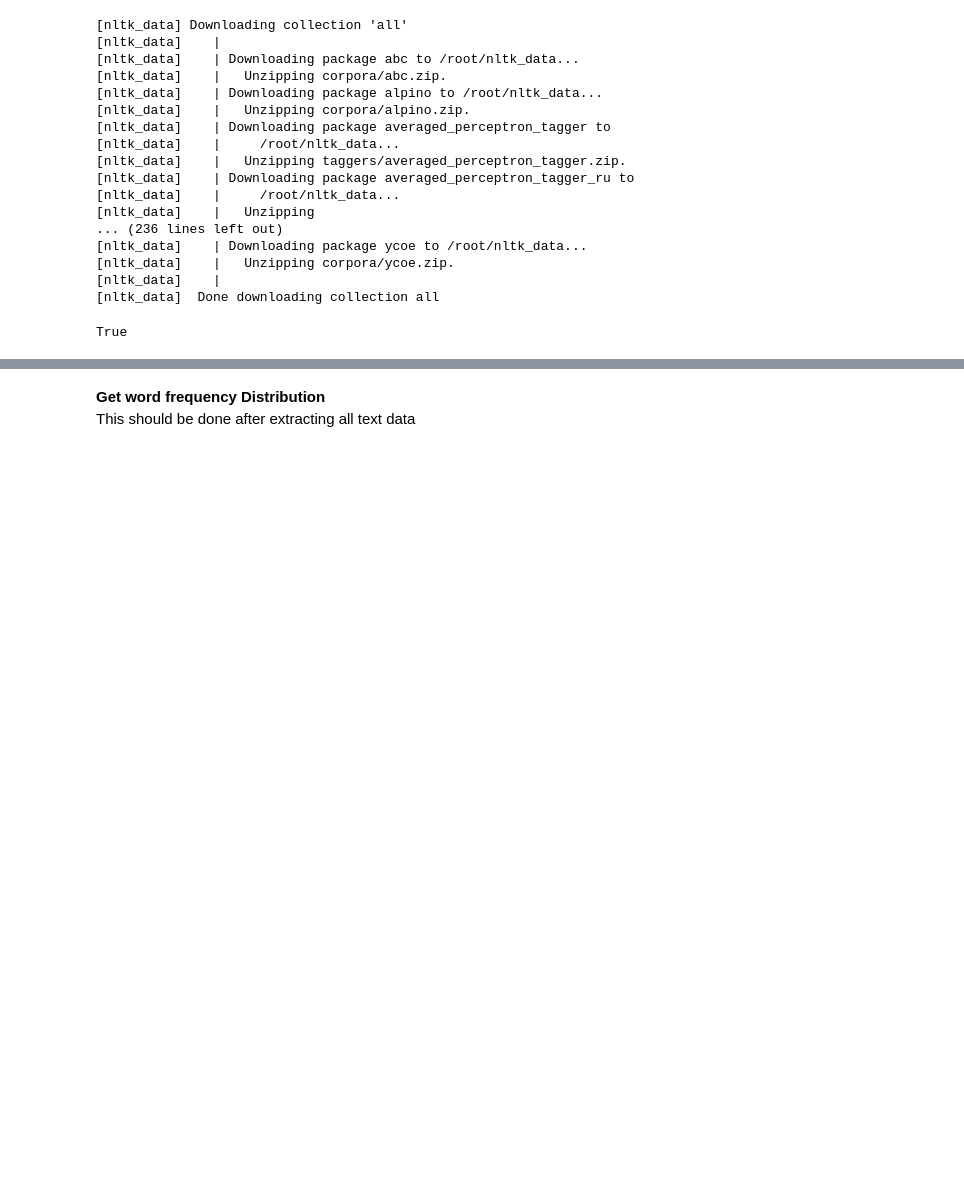
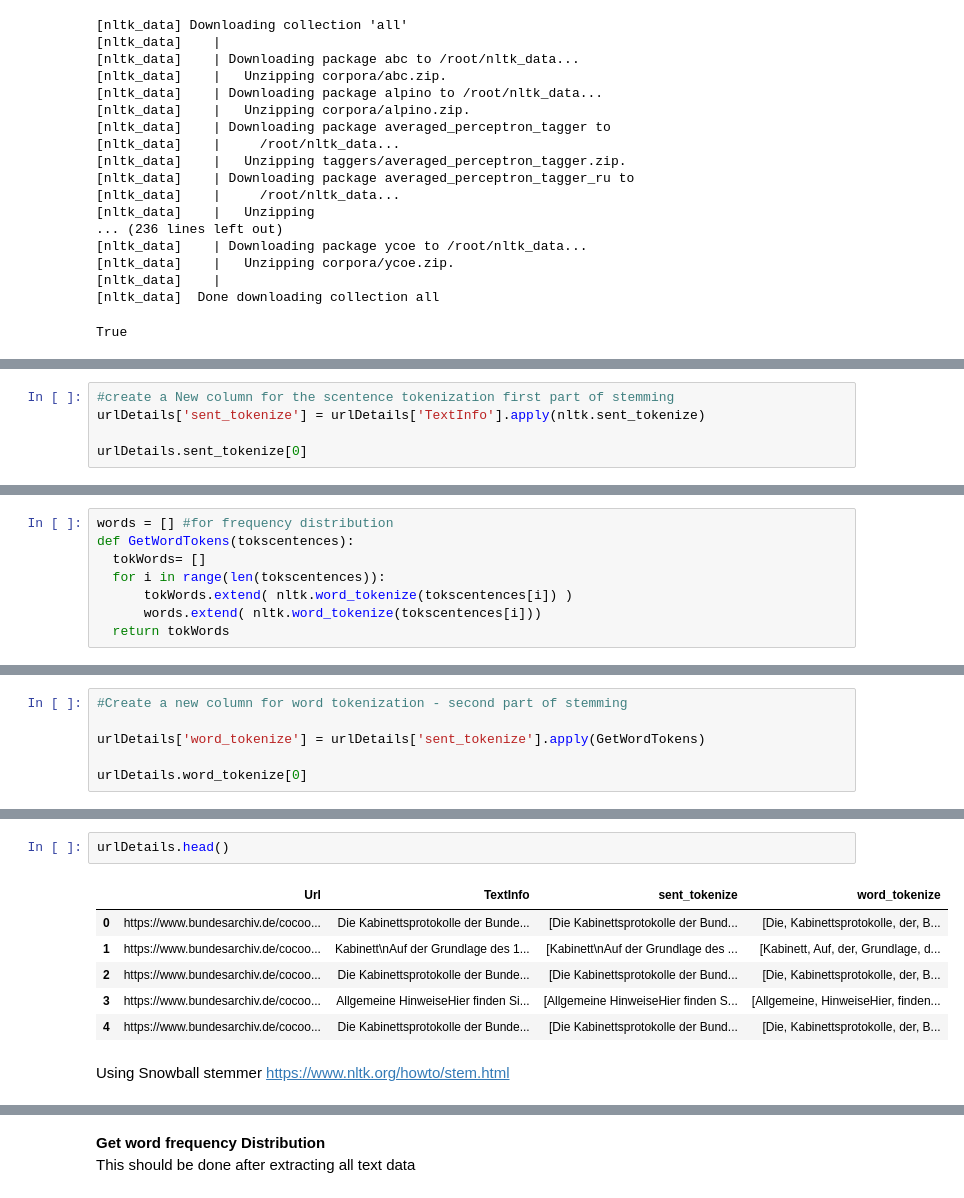
Before and after one commit to dilipprasad/Dissertation, a Jupyter notebook: NLP_Processor.ipynb, the cells around one changed output, grey strips where cells are left out. Saved outputs shown, nothing was run; the diff lists cells and outputs as text; blank space fills up the shorter version.

```diff
--- a/NLP_Processor.ipynb
+++ b/NLP_Processor.ipynb
@@ -228,0 +269,5 @@ True
+# %%
+#create a New column for the scentence tokenization first part of stemming
+urlDetails['sent_tokenize'] = urlDetails['TextInfo'].apply(nltk.sent_tokenize)
+
+urlDetails.sent_tokenize[0]
@@ -228,0 +282,8 @@ True
+# %%
+words = [] #for frequency distribution
+def GetWordTokens(tokscentences):
+  tokWords= []
+  for i in range(len(tokscentences)):
+      tokWords.extend( nltk.word_tokenize(tokscentences[i]) )
+      words.extend( nltk.word_tokenize(tokscentences[i]))
+  return tokWords
@@ -228,0 +293,6 @@ True
+# %%
+#Create a new column for word tokenization - second part of stemming
+
+urlDetails['word_tokenize'] = urlDetails['sent_tokenize'].apply(GetWordTokens)
+
+urlDetails.word_tokenize[0]
@@ -228,0 +322,12 @@ True
+# %%
+urlDetails.head()
+# %% [output]
+|  | Url | TextInfo | sent_tokenize | word_tokenize |
+| 0 | https://www.bundesarchiv.de/cocoo... | Die Kabinettsprotokolle der Bunde... | [Die Kabinettsprotokolle der Bund... | [Die, Kabinettsprotokolle, der, B... |
+| 1 | https://www.bundesarchiv.de/cocoo... | Kabinett\nAuf der Grundlage des 1... | [Kabinett\nAuf der Grundlage des ... | [Kabinett, Auf, der, Grundlage, d... |
+| 2 | https://www.bundesarchiv.de/cocoo... | Die Kabinettsprotokolle der Bunde... | [Die Kabinettsprotokolle der Bund... | [Die, Kabinettsprotokolle, der, B... |
+| 3 | https://www.bundesarchiv.de/cocoo... | Allgemeine HinweiseHier finden Si... | [Allgemeine HinweiseHier finden S... | [Allgemeine, HinweiseHier, finden... |
+| 4 | https://www.bundesarchiv.de/cocoo... | Die Kabinettsprotokolle der Bunde... | [Die Kabinettsprotokolle der Bund... | [Die, Kabinettsprotokolle, der, B... |
+# %% [markdown]
+Using Snowball stemmer
+https://www.nltk.org/howto/stem.html
```
Also changed, not shown: parts of 40 cells of this notebook.
